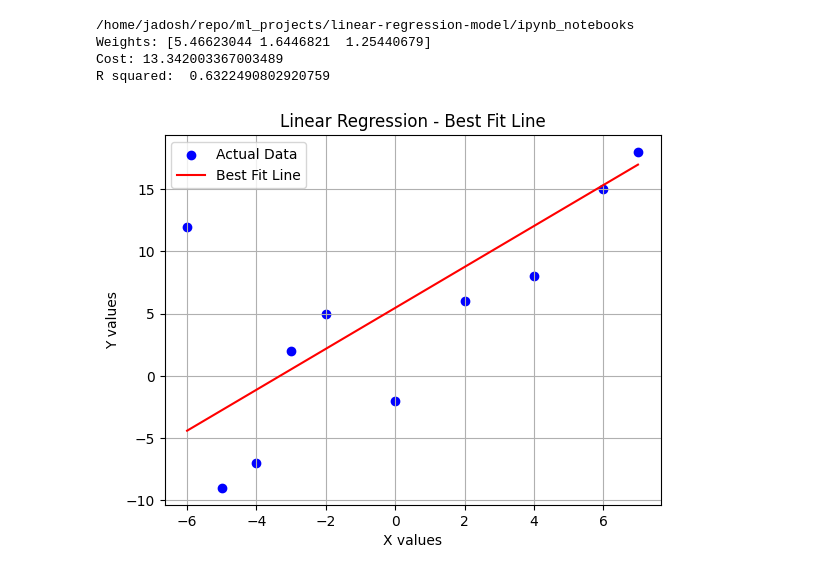
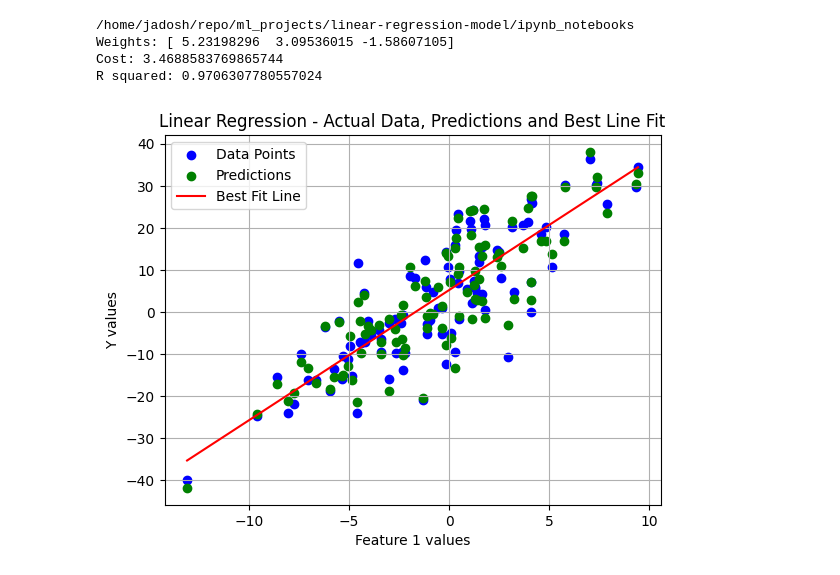
Before and after one commit to ivan-1kh/linear-regression-model, a Jupyter notebook: ipynb_notebooks/Untitled-checkpoint.ipynb, the cells around one changed output. Saved outputs shown, nothing was run; the diff lists cells and outputs as text; code cells hidden in the pictures.

Commit message:
Adds data generation function for better visualization and changes scatter plot

```diff
--- a/ipynb_notebooks/Untitled-checkpoint.ipynb
+++ b/ipynb_notebooks/Untitled-checkpoint.ipynb
@@ -11,80 +11,51 @@ import os
 print(os.getcwd())
 from main import *
 
-# X = np.array(
-#         [
-#             [-3, 8],
-#             [-1, -4],
-#             [5, 5],
-#             [8, 2],
-#             [-7, -7],
-#             [7, -10],
-#             [-1, 4],
-#             [-6, -10],
-#             [-8, 9],
-#             [-1, 3],
-#         ]
-# )
-X = np.array(
-        [
-            [-2, 3],
-            [0, 1],
-            [4, -2],
-            [6, 1],
-            [-5, -4],
-            [7, -6],
-            [-3, 2],
-            [-4, -3],
-            [-6, 5],
-            [2, -1],
-        ]
-)
-
-y = np.array(
-        [5, -2, 8, 15, -9, 18, 2, -7, 12, 6]
-)
-
-# Add a column of ones to X
-X = np.hstack([np.ones((X.shape[0], 1)), X])
+X, y = generate_random_linear_dataset()
 
 # Initialize weights and cost to store output
 n = X.shape[1]
-weights = np.zeros(n)
+weights = np.zeros(n+1)
 cost = 0
 
 weights, cost = compute_linear_regression(X, y, 0.01, 10000)
 print("Weights:", weights)
 print("Cost:", cost)
+compute_r_squared(X, y, weights) #Checks performance of the model
+
+
+# Calculate predictions for the original X data
+predictions = np.dot(X, weights[1:]) + weights[0]
 
 # Extract the first feature (X-axis values)
-x_values = X[:, 1]
+x_values = X[:, 0]
 
 # Generate the fitted line using: y = bias + slope * x
 x_fit = np.linspace(x_values.min(), x_values.max(), 100)  # Generate smooth x values
 y_fit = weights[0] + weights[1] * x_fit  # Compute corresponding y values
 
-# Compute R squared to check model's performance
-compute_r_squared(X, y, weights)
-
 
 # Plot data points
-plt.scatter(x_values, y, color='blue', label='Actual Data')
+plt.scatter(x_values, y, color='blue', label='Data Points')
+
+# Plot predicted data points
+plt.scatter(x_values, predictions, color='green', label='Predictions')
 
 # Plot regression line
 plt.plot(x_fit, y_fit, color='red', label='Best Fit Line')
 
 # Labels and legend
-plt.xlabel("X values")
+plt.xlabel("Feature 1 values")
 plt.ylabel("Y values")
-plt.title("Linear Regression - Best Fit Line")
+plt.title("Linear Regression - Actual Data, Predictions and Best Line Fit")
 plt.legend()
-plt.grid()
+plt.grid(True)
 
 # Show plot
 plt.show()
 # %% [output]
 /home/jadosh/repo/ml_projects/linear-regression-model/ipynb_notebooks
-Weights: [5.46623044 1.6446821  1.25440679]
-Cost: 13.342003367003489
-R squared:  0.6322490802920759
+Weights: [ 5.23198296  3.09536015 -1.58607105]
+Cost: 3.4688583769865744
+R squared: 0.9706307780557024
-[figure, old version]
+[figure, new version]
```
Also changed, not shown: 1 other file.
